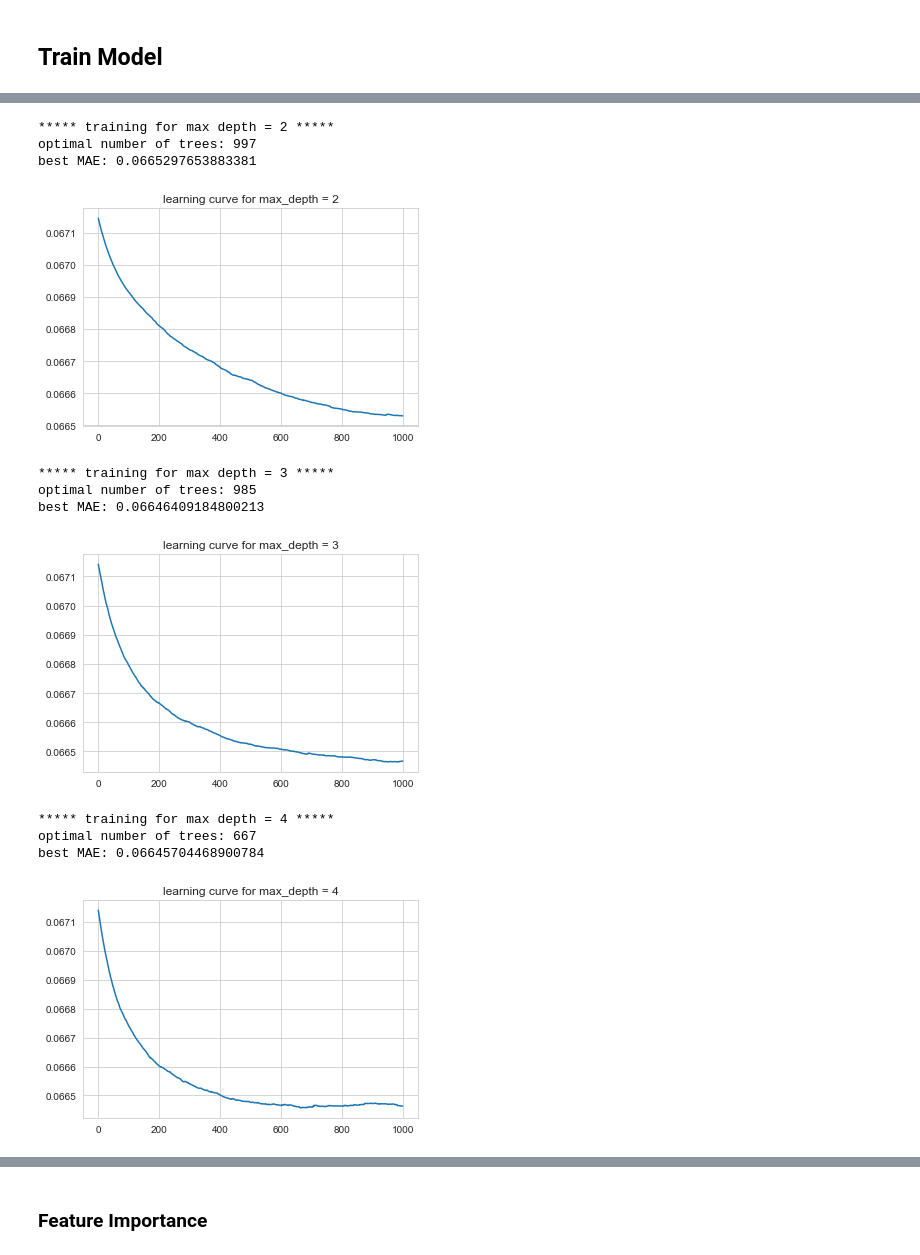
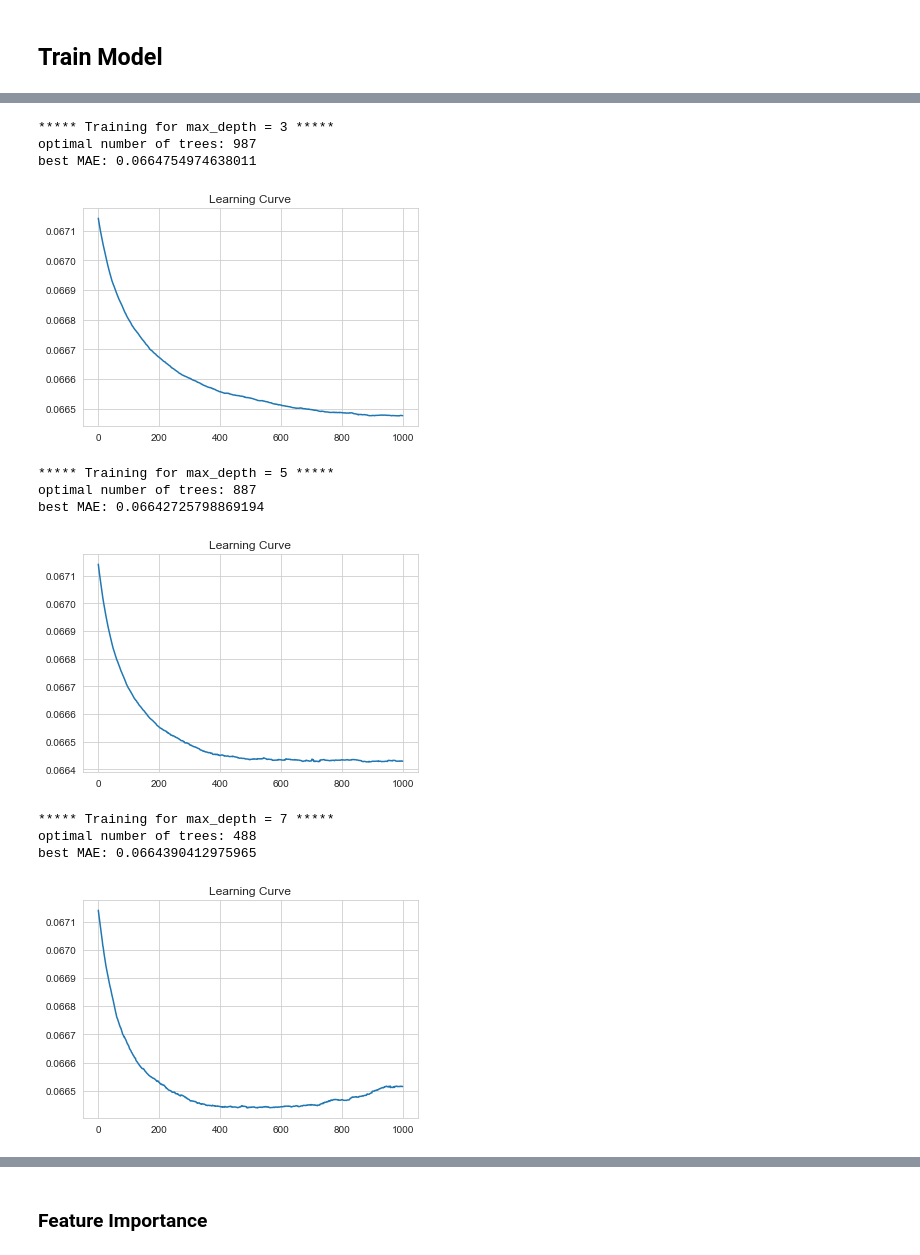
Before and after one commit to Solihin-k/Zillow-Competition, a Jupyter notebook: EDA.ipynb, the cells around one changed output, grey strips where cells are left out. Saved outputs shown, nothing was run; the diff lists cells and outputs as text; code cells hidden in the pictures.

```diff
--- a/EDA.ipynb
+++ b/EDA.ipynb
@@ -676,3 +678,0 @@ from sklearn.linear_model import LinearRegression
-# %%
-lin_reg = LinearRegression()
-lin_reg.fit(features_train_transformed, target_train)
@@ -697,3 +680,9 @@ Text(0, 0.5, 'Predictions')
 from sklearn.ensemble import GradientBoostingRegressor
 # %%
 features_test_transformed = transform(features_test)
+# %%
+# baseline model
+
+gbm = GradientBoostingRegressor(loss = 'lad', subsample = 0.8)
+# %%
+gbm.fit(features_train_transformed, target_train)
@@ -700,9 +709,15 @@ features_test_transformed = transform(features_test)
 # %%
-def select_params(X_train, X_test, y_train, y_test, max_estimators=1000, max_depth = 3, learning_rate=0.01):
+def select_params(X_train, X_test, y_train, y_test,
+                  max_estimators = 1000, max_depth = 3,
+                  min_samples_split = 2, max_features = None,
+                  learning_rate = 0.01):
+
+    """Fit model, make predictions and plot learning curve"""
 
 
-    gbm = GradientBoostingRegressor(n_estimators = max_estimators, learning_rate=learning_rate,
-                                    max_depth=max_depth, loss='lad', subsample=0.5)
+    gbm = GradientBoostingRegressor(n_estimators = max_estimators, max_depth = max_depth,
+                                    min_samples_split = min_samples_split, max_features = max_features,
+                                    learning_rate = learning_rate, loss='lad', subsample=0.8, random_state = 42)
 
     gbm.fit(X_train, y_train)
 
@@ -711,27 +726,30 @@ def select_params(X_train, X_test, y_train, y_test, max_estimators=1000, max_dep
     for i, y_pred in enumerate(gbm.staged_predict(X_test)):
         test_score[i] = mean_absolute_error(y_test, y_pred)
 
-    print('optimal number of trees: {0}'.format(test_score.argmin()))
-    print('best MAE: {0}'.format(test_score.min()))
+    print('optimal number of trees: {}'.format(test_score.argmin()))
+    print('best MAE: {}'.format(test_score.min()))
 
-    pd.Series(test_score).plot(title='learning curve for max_depth = {0}'.format(max_depth))
+    pd.Series(test_score).plot(title='Learning Curve')
     plt.show()
 # %%
 # tune max_depth
 
-for depth in [2, 3, 4]:
-    print('***** training for max depth = {0} *****'.format(depth))
-    select_params(features_train_transformed, features_test_transformed, target_train, target_test, max_estimators=1000, max_depth=depth, learning_rate=0.01)
+for depth in [3, 5, 7]:
+    print('***** Training for max_depth = {} *****'.format(depth))
+    select_params(features_train_transformed, features_test_transformed,
+                  target_train, target_test, max_estimators = 1000,
+                  max_depth = depth, min_samples_split = 2,
+                  max_features = None, learning_rate = 0.01)
 # %% [output]
-***** training for max depth = 2 *****
-optimal number of trees: 997
-best MAE: 0.0665297653883381
+***** Training for max_depth = 3 *****
+optimal number of trees: 987
+best MAE: 0.0664754974638011
-[figure, old version]
+[figure, new version]
-***** training for max depth = 3 *****
-optimal number of trees: 985
-best MAE: 0.06646409184800213
+***** Training for max_depth = 5 *****
+optimal number of trees: 887
+best MAE: 0.06642725798869194
-[figure, old version]
+[figure, new version]
-***** training for max depth = 4 *****
-optimal number of trees: 667
-best MAE: 0.06645704468900784
+***** Training for max_depth = 7 *****
+optimal number of trees: 488
+best MAE: 0.0664390412975965
-[figure, old version]
+[figure, new version]
```
Also changed, not shown: parts of 36 cells of this notebook.
